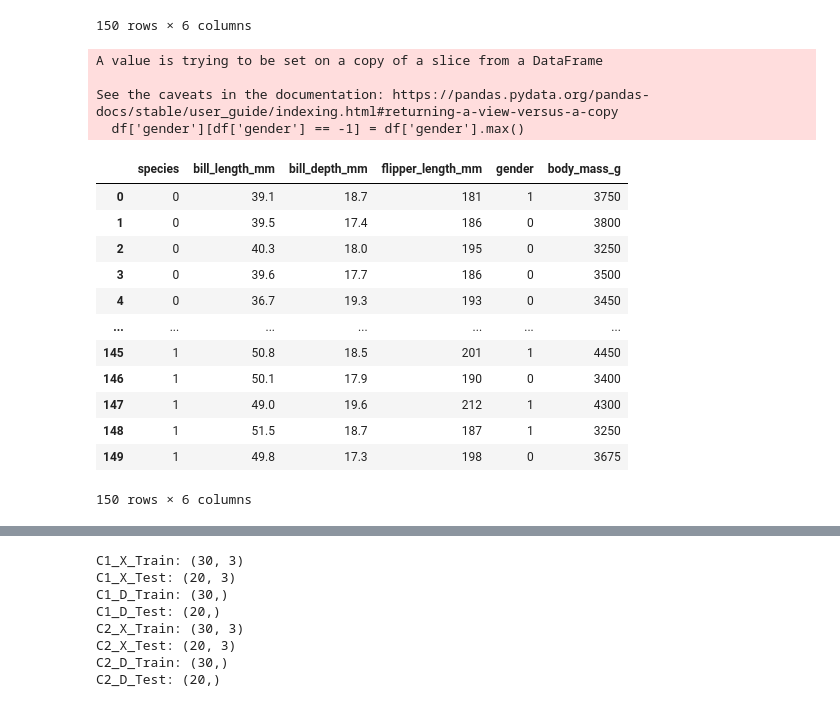
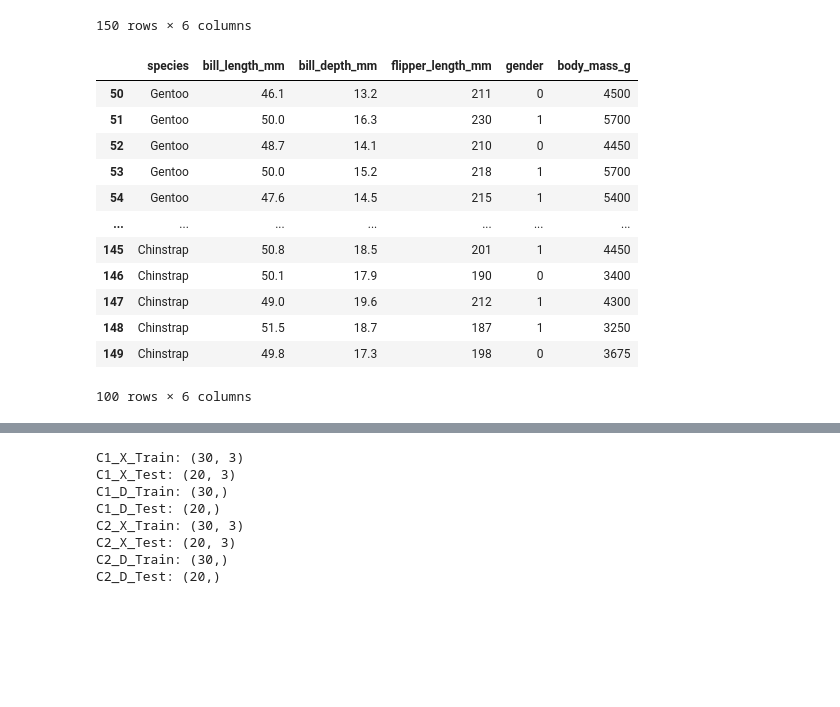
Before and after one commit to MinaSaad47/neural-network-tasts, a Jupyter notebook: playground.ipynb, the cells around one changed output, grey strips where cells are left out. Cells and saved outputs as stored; diff of their text form; code cells hidden in the pictures; blank space fills up the shorter version.

```diff
--- a/playground.ipynb
+++ b/playground.ipynb
@@ -22,31 +26,3 @@ df
 | 148 | Chinstrap | 51.5 | 18.7 | 187 | male | 3250 |
 | 149 | Chinstrap | 49.8 | 17.3 | 198 | female | 3675 |
 150 rows × 6 columns
-# %%
-# label encoding
-df['gender'] = df['gender'].astype('category')
-df['gender'] = df['gender'].cat.codes
-df['species'] = df['species'].astype('category')
-df['species'] = df['species'].cat.codes
-
-# removing nans
-df['gender'][df['gender'] == -1] = df['gender'].max()
-df
-# %% [output]
-A value is trying to be set on a copy of a slice from a DataFrame
-
-See the caveats in the documentation: https://pandas.pydata.org/pandas-docs/stable/user_guide/indexing.html#returning-a-view-versus-a-copy
-  df['gender'][df['gender'] == -1] = df['gender'].max()
-|  | species | bill_length_mm | bill_depth_mm | flipper_length_mm | gender | body_mass_g |
-| 0 | 0 | 39.1 | 18.7 | 181 | 1 | 3750 |
-| 1 | 0 | 39.5 | 17.4 | 186 | 0 | 3800 |
-| 2 | 0 | 40.3 | 18.0 | 195 | 0 | 3250 |
-| 3 | 0 | 39.6 | 17.7 | 186 | 0 | 3500 |
-| 4 | 0 | 36.7 | 19.3 | 193 | 0 | 3450 |
-| ... | ... | ... | ... | ... | ... | ... |
-| 145 | 1 | 50.8 | 18.5 | 201 | 1 | 4450 |
-| 146 | 1 | 50.1 | 17.9 | 190 | 0 | 3400 |
-| 147 | 1 | 49.0 | 19.6 | 212 | 1 | 4300 |
-| 148 | 1 | 51.5 | 18.7 | 187 | 1 | 3250 |
-| 149 | 1 | 49.8 | 17.3 | 198 | 0 | 3675 |
-150 rows × 6 columns
@@ -54,0 +36,17 @@ df.insert(loc=1, column='bias', value=1)
+# %%
+df['gender'] = label_encode(df['gender'])
+df
+# %% [output]
+|  | species | bill_length_mm | bill_depth_mm | flipper_length_mm | gender | body_mass_g |
+| 50 | Gentoo | 46.1 | 13.2 | 211 | 0 | 4500 |
+| 51 | Gentoo | 50.0 | 16.3 | 230 | 1 | 5700 |
+| 52 | Gentoo | 48.7 | 14.1 | 210 | 0 | 4450 |
+| 53 | Gentoo | 50.0 | 15.2 | 218 | 1 | 5700 |
+| 54 | Gentoo | 47.6 | 14.5 | 215 | 1 | 5400 |
+| ... | ... | ... | ... | ... | ... | ... |
+| 145 | Chinstrap | 50.8 | 18.5 | 201 | 1 | 4450 |
+| 146 | Chinstrap | 50.1 | 17.9 | 190 | 0 | 3400 |
+| 147 | Chinstrap | 49.0 | 19.6 | 212 | 1 | 4300 |
+| 148 | Chinstrap | 51.5 | 18.7 | 187 | 1 | 3250 |
+| 149 | Chinstrap | 49.8 | 17.3 | 198 | 0 | 3675 |
+100 rows × 6 columns
```
Also changed, not shown: parts of 23 cells of this notebook, 9 other files.
